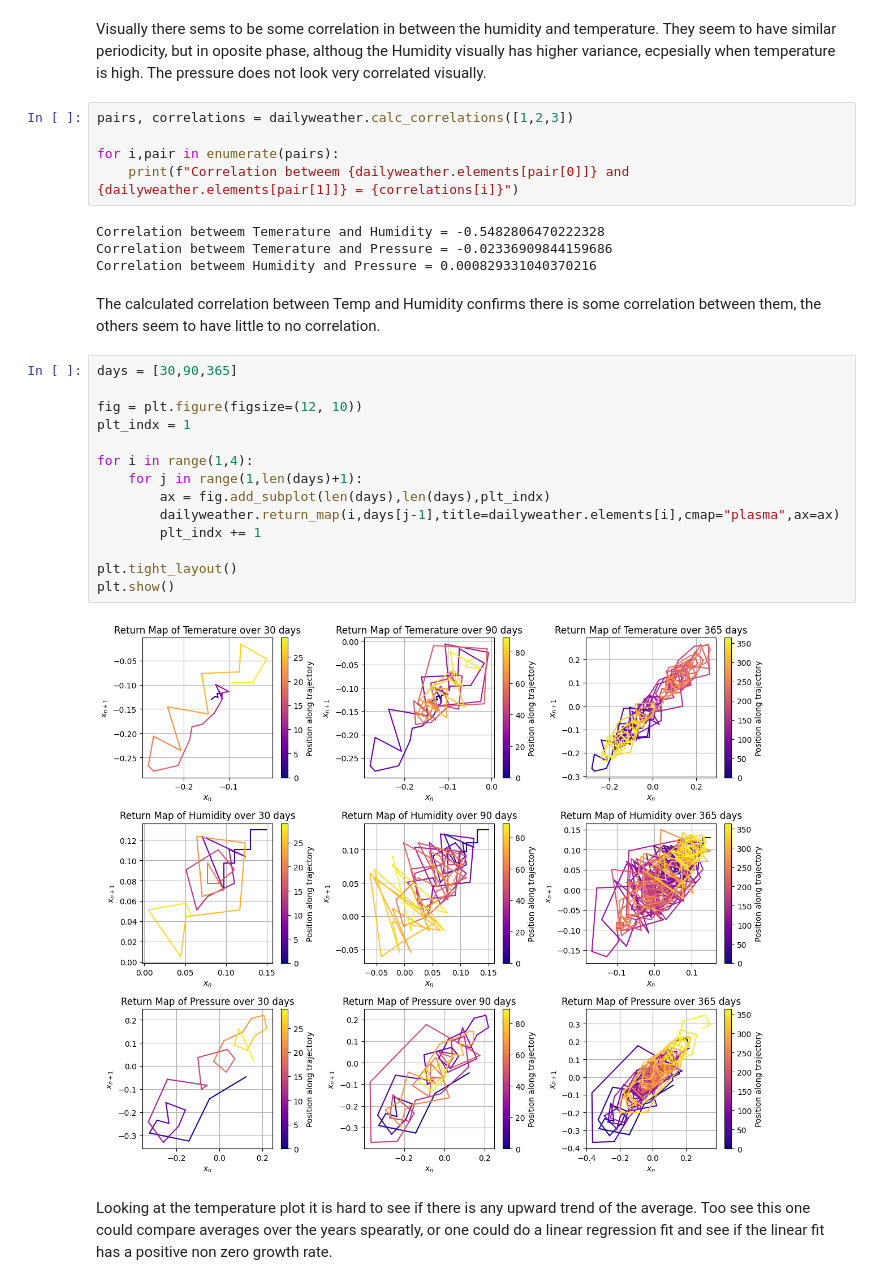
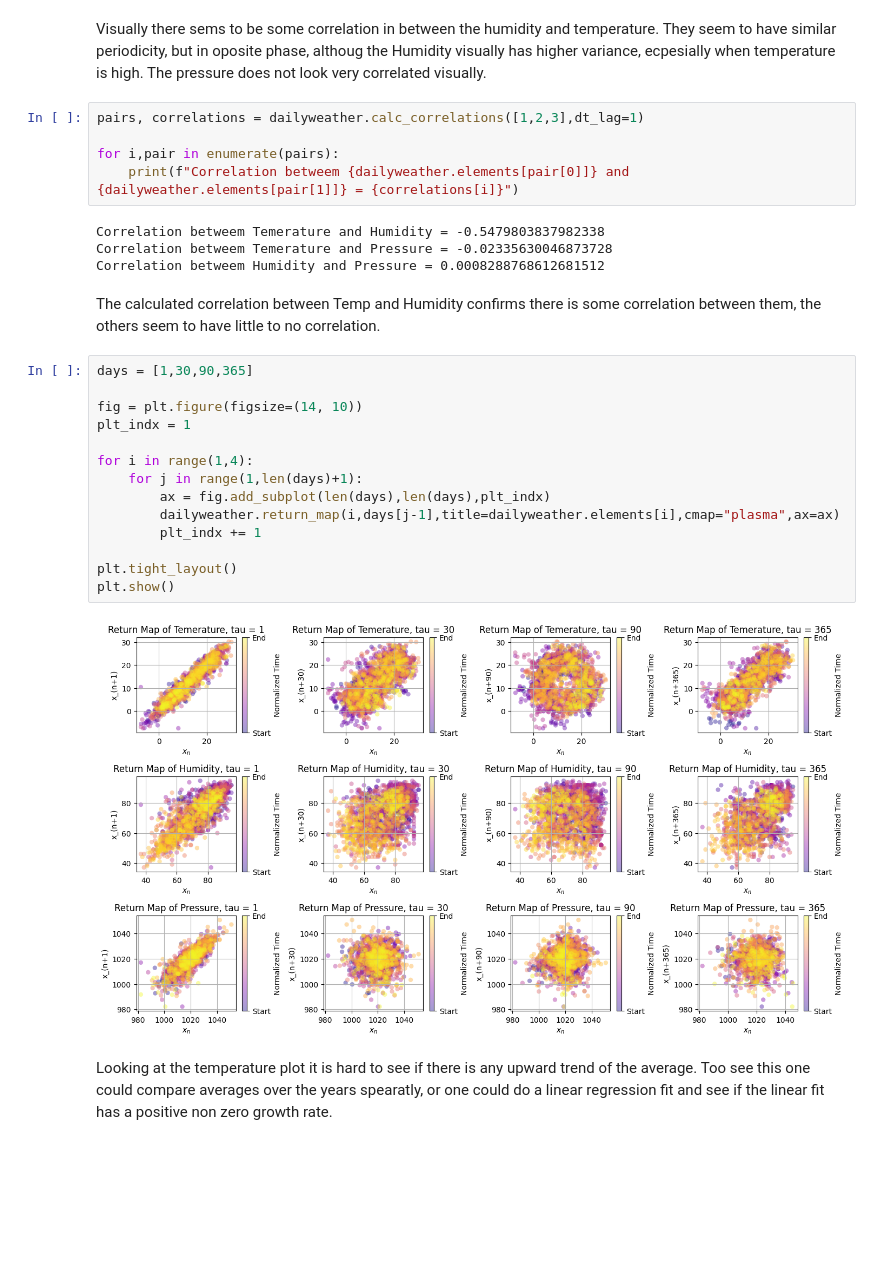
Before and after one commit to Sam-RvandV/TSM_SS2025, a Jupyter notebook: exercises/ex1/Rouppe-Sange-sheet01.ipynb, the cells around one changed output. Saved outputs shown, nothing was run; the diff lists cells and outputs as text; blank space fills up the shorter version.

```diff
--- a/exercises/ex1/Rouppe-Sange-sheet01.ipynb
+++ b/exercises/ex1/Rouppe-Sange-sheet01.ipynb
@@ -165,32 +229,32 @@ standardized array of the indexes created, shape : (3, 1827)
 # %% [markdown]
 Visually there sems to be some correlation in between the humidity and temperature. They seem to have similar periodicity, but in oposite phase, althoug the Humidity visually has higher variance, ecpesially when temperature is high. The pressure does not look very correlated visually.
 # %%
-pairs, correlations = dailyweather.calc_correlations([1,2,3])
+pairs, correlations = dailyweather.calc_correlations([1,2,3],dt_lag=1)
 
 for i,pair in enumerate(pairs):
     print(f"Correlation betweem {dailyweather.elements[pair[0]]} and {dailyweather.elements[pair[1]]} = {correlations[i]}")
 # %% [output]
-Correlation betweem Temerature and Humidity = -0.5482806470222328
-Correlation betweem Temerature and Pressure = -0.02336909844159686
-Correlation betweem Humidity and Pressure = 0.000829331040370216
+Correlation betweem Temerature and Humidity = -0.5479803837982338
+Correlation betweem Temerature and Pressure = -0.02335630046873728
+Correlation betweem Humidity and Pressure = 0.0008288768612681512
 # %% [markdown]
 The calculated correlation between Temp and Humidity confirms there is some correlation between them, the others seem to have little to no correlation.
 # %%
-days = [30,90,365]
+days = [1,30,90,365]
 
-fig = plt.figure(figsize=(12, 10))
+fig = plt.figure(figsize=(14, 10))
 plt_indx = 1
 
 for i in range(1,4):
     for j in range(1,len(days)+1):
         ax = fig.add_subplot(len(days),len(days),plt_indx)
         dailyweather.return_map(i,days[j-1],title=dailyweather.elements[i],cmap="plasma",ax=ax)
         plt_indx += 1
 
 plt.tight_layout()
 plt.show()
 # %% [output]
-[figure, old version]
+[figure, new version]
 # %% [markdown]
 Looking at the temperature plot it is hard to see if there is any upward trend of the average. Too see this one could compare averages over the years spearatly, or one could do a linear regression fit and see if the linear fit has a positive non zero growth rate.
 # %% [markdown]
```
Also changed, not shown: parts of 11 cells of this notebook.
